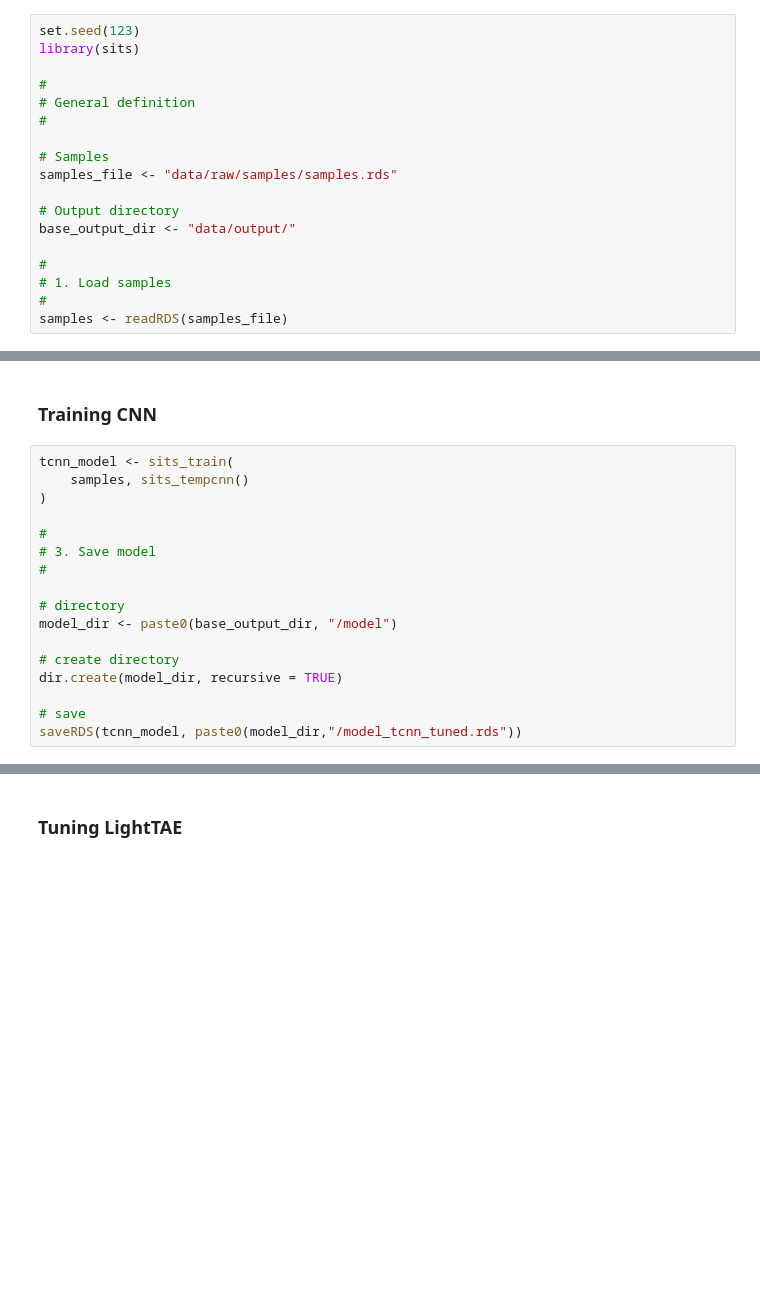
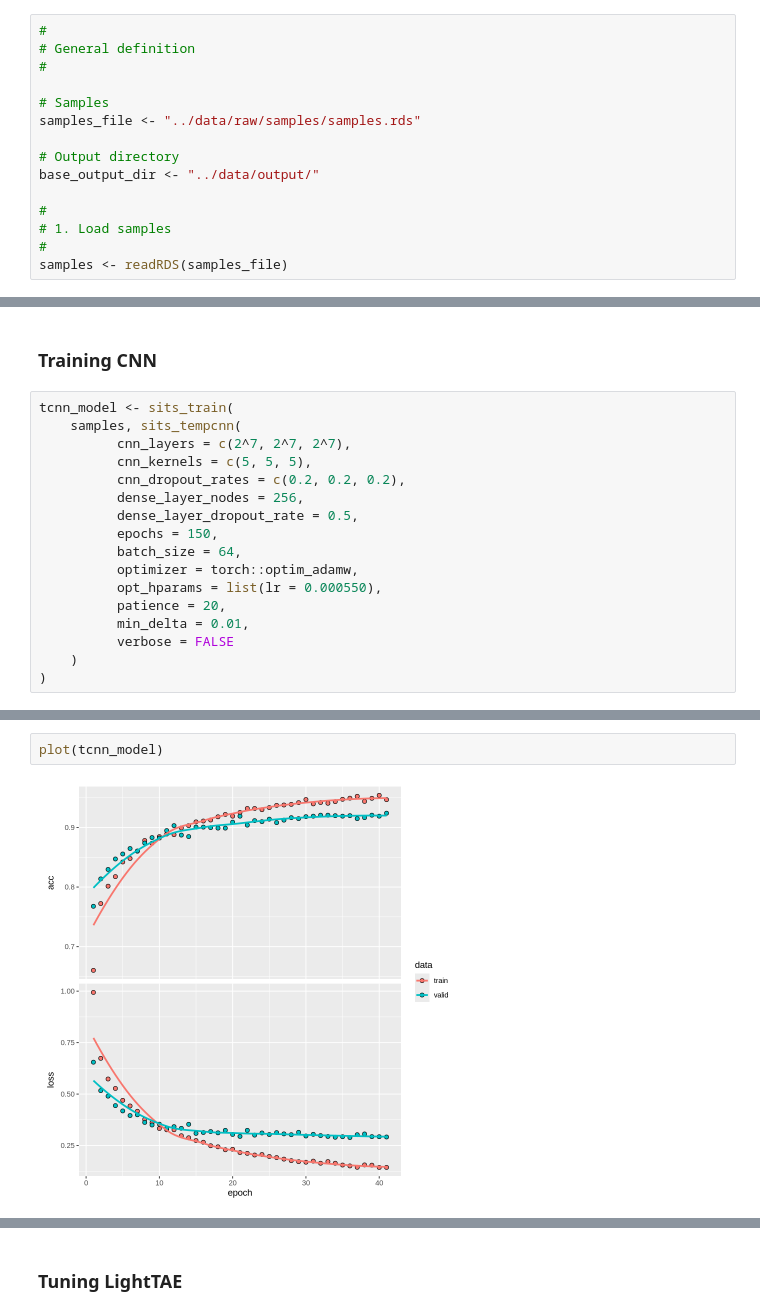
Before and after one commit to OldLipe/attention-vs-convolution-sits, a Jupyter notebook: analysis/rondonia_experiment_pixel-based.ipynb, the cells around one changed output, grey strips where cells are left out. Drawn from its saved outputs; the diff is of its cells as text; blank space fills up the shorter version.

```diff
--- a/analysis/rondonia_experiment_pixel-based.ipynb
+++ b/analysis/rondonia_experiment_pixel-based.ipynb
@@ -69,18 +113,15 @@ output_dir = cube_dir_year
 # %% [markdown]
 ### Reading Samples
 # %%
-set.seed(123)
-library(sits)
-
 #
 # General definition
 #
 
 # Samples
-samples_file <- "data/raw/samples/samples.rds"
+samples_file <- "../data/raw/samples/samples.rds"
 
 # Output directory
-base_output_dir <- "data/output/"
+base_output_dir <- "../data/output/"
 
 #
 # 1. Load samples
@@ -116,18 +191,18 @@ tuned_tempcnn
 ### Training CNN
 # %%
 tcnn_model <- sits_train(
-    samples, sits_tempcnn()
+    samples, sits_tempcnn(
+          cnn_layers = c(2^7, 2^7, 2^7),
+          cnn_kernels = c(5, 5, 5),
+          cnn_dropout_rates = c(0.2, 0.2, 0.2),
+          dense_layer_nodes = 256,
+          dense_layer_dropout_rate = 0.5,
+          epochs = 150,
+          batch_size = 64,
+          optimizer = torch::optim_adamw,
+          opt_hparams = list(lr = 0.000550),
+          patience = 20,
+          min_delta = 0.01,
+          verbose = FALSE
+    )
 )
-
-#
-# 3. Save model
-#
-
-# directory
-model_dir <- paste0(base_output_dir, "/model")
-
-# create directory
-dir.create(model_dir, recursive = TRUE)
-
-# save
-saveRDS(tcnn_model, paste0(model_dir,"/model_tcnn_tuned.rds"))
@@ -135,0 +229,4 @@ ERROR: Error in sits_train(samples, sits_tempcnn()): could not find function "si
+# %%
+plot(tcnn_model)
+# %% [output]
+[figure, added]
```
Also changed, not shown: parts of 33 cells of this notebook, 1 other file.
